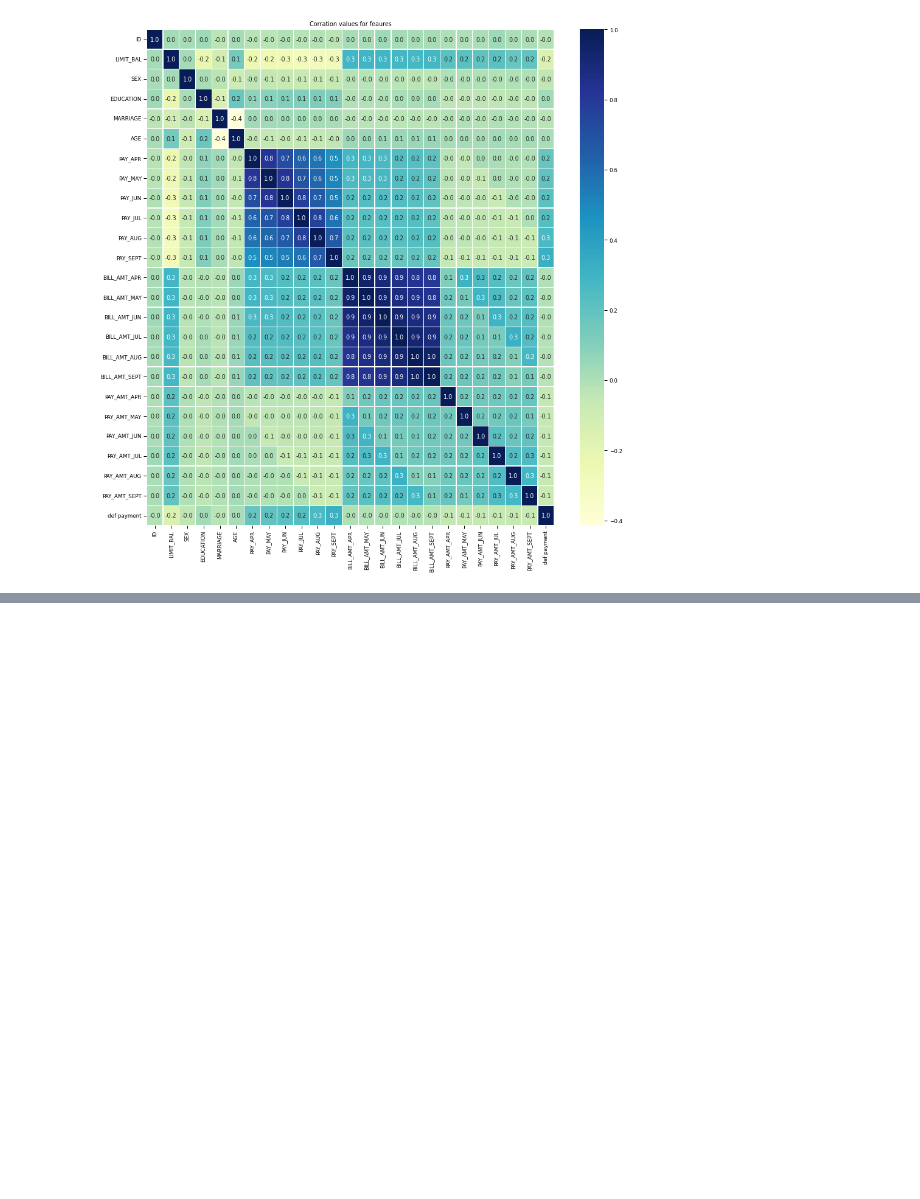
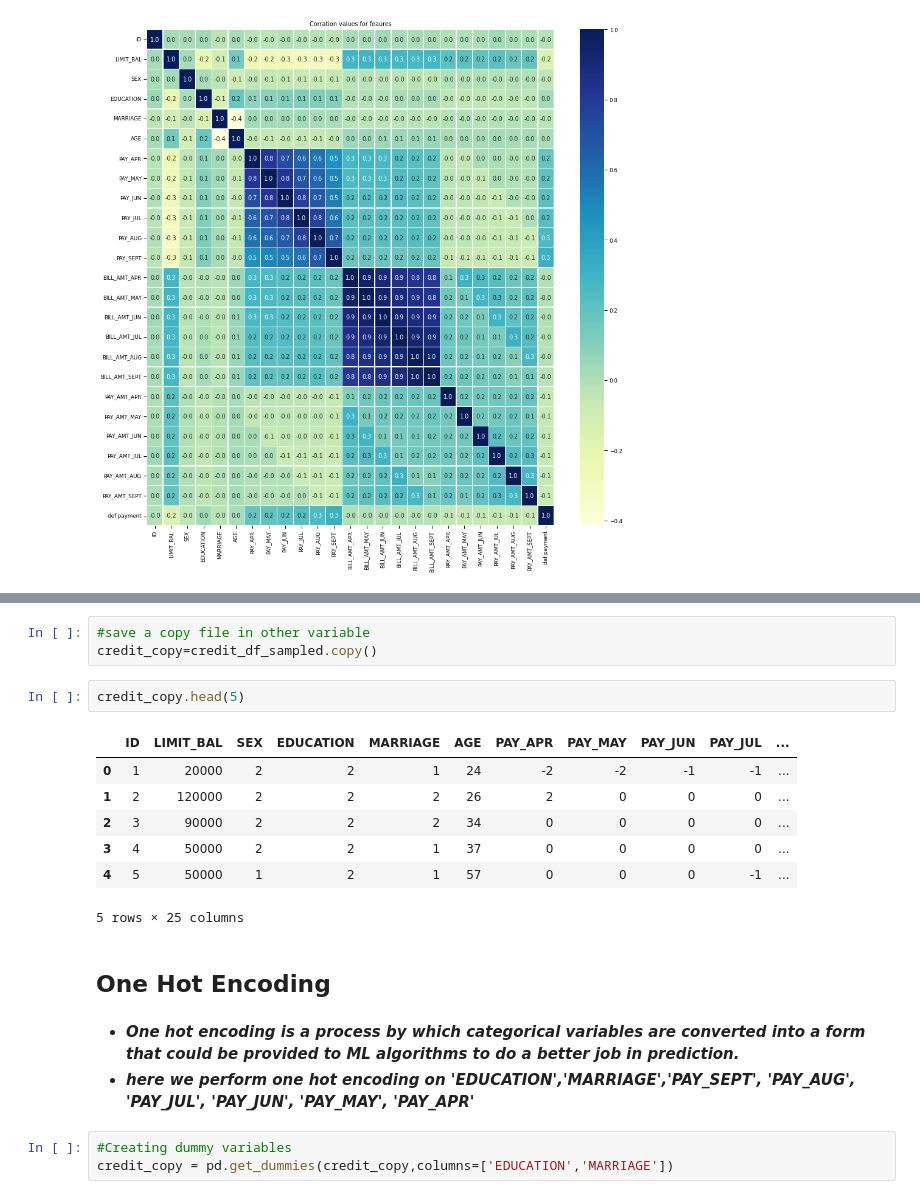
Before and after one commit to ansonsibi1/Credit-Card-Default-Prediction---Capstone-Project, a Jupyter notebook: Credit_Card_Default_Prediction_Capstone_Project.ipynb, the cells around one changed output, grey strips where cells are left out. Drawn from its saved outputs; the diff is of its cells as text; blank space fills up the shorter version.

```diff
--- a/Credit_Card_Default_Prediction_Capstone_Project.ipynb
+++ b/Credit_Card_Default_Prediction_Capstone_Project.ipynb
@@ -426,0 +471,21 @@ Text(0.5, 1.0, 'Corration values for feaures')
+# %%
+#save a copy file in other variable
+credit_copy=credit_df_sampled.copy()
+# %%
+credit_copy.head(5)
+# %% [output]
+|  | ID | LIMIT_BAL | SEX | EDUCATION | MARRIAGE | AGE | PAY_APR | PAY_MAY | PAY_JUN | PAY_JUL | ... |
+| 0 | 1 | 20000 | 2 | 2 | 1 | 24 | -2 | -2 | -1 | -1 | ... |
+| 1 | 2 | 120000 | 2 | 2 | 2 | 26 | 2 | 0 | 0 | 0 | ... |
+| 2 | 3 | 90000 | 2 | 2 | 2 | 34 | 0 | 0 | 0 | 0 | ... |
+| 3 | 4 | 50000 | 2 | 2 | 1 | 37 | 0 | 0 | 0 | 0 | ... |
+| 4 | 5 | 50000 | 1 | 2 | 1 | 57 | 0 | 0 | 0 | -1 | ... |
+5 rows × 25 columns
+# %% [markdown]
+## **One Hot Encoding**
+# %% [markdown]
+* ***One hot encoding is a process by which categorical variables are converted into a form that could be provided to ML algorithms to do a better job in prediction.***
+* ***here we perform one hot encoding on 'EDUCATION','MARRIAGE','PAY_SEPT',	'PAY_AUG',	'PAY_JUL',	'PAY_JUN',	'PAY_MAY',	'PAY_APR'***
+# %%
+#Creating dummy variables
+credit_copy = pd.get_dummies(credit_copy,columns=['EDUCATION','MARRIAGE'])
```
Also changed, not shown: parts of 18 cells of this notebook.
